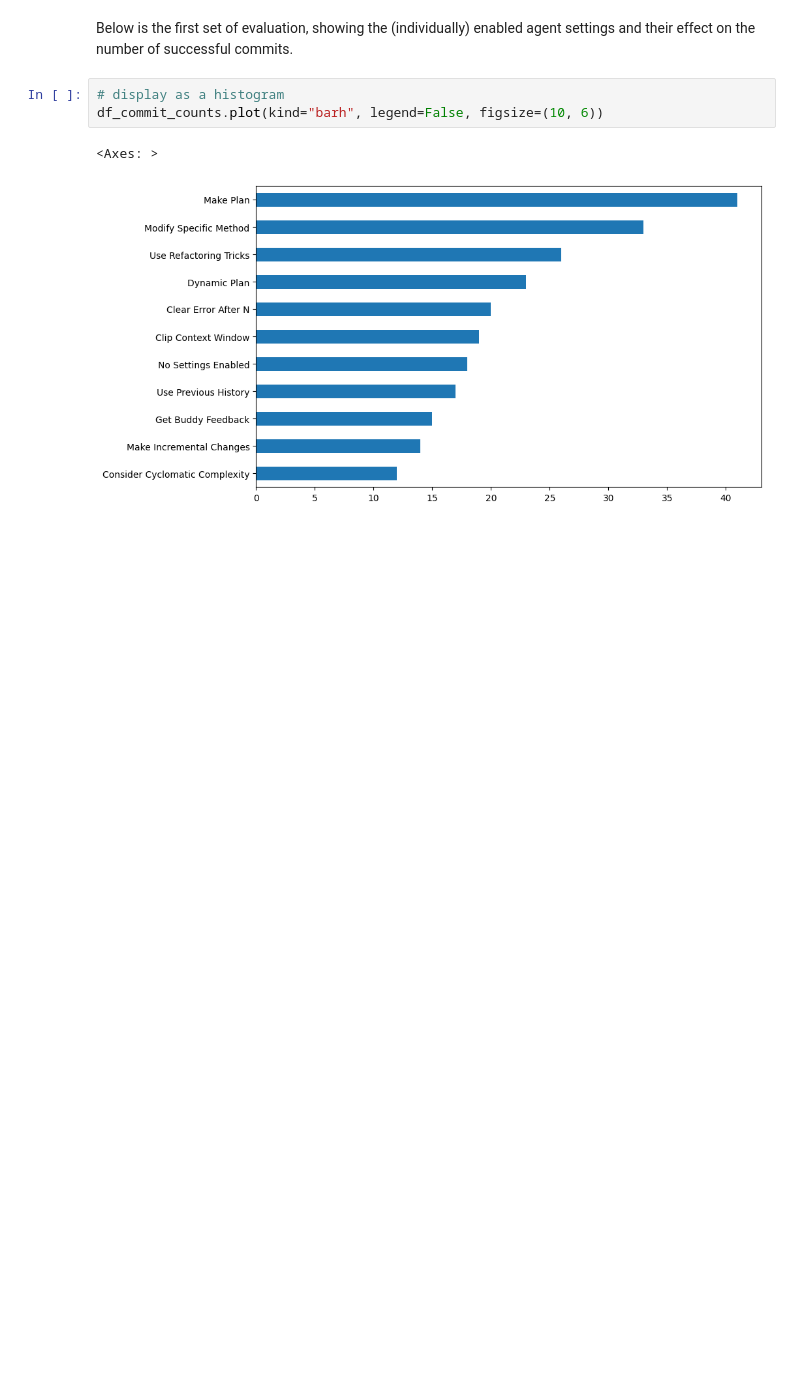
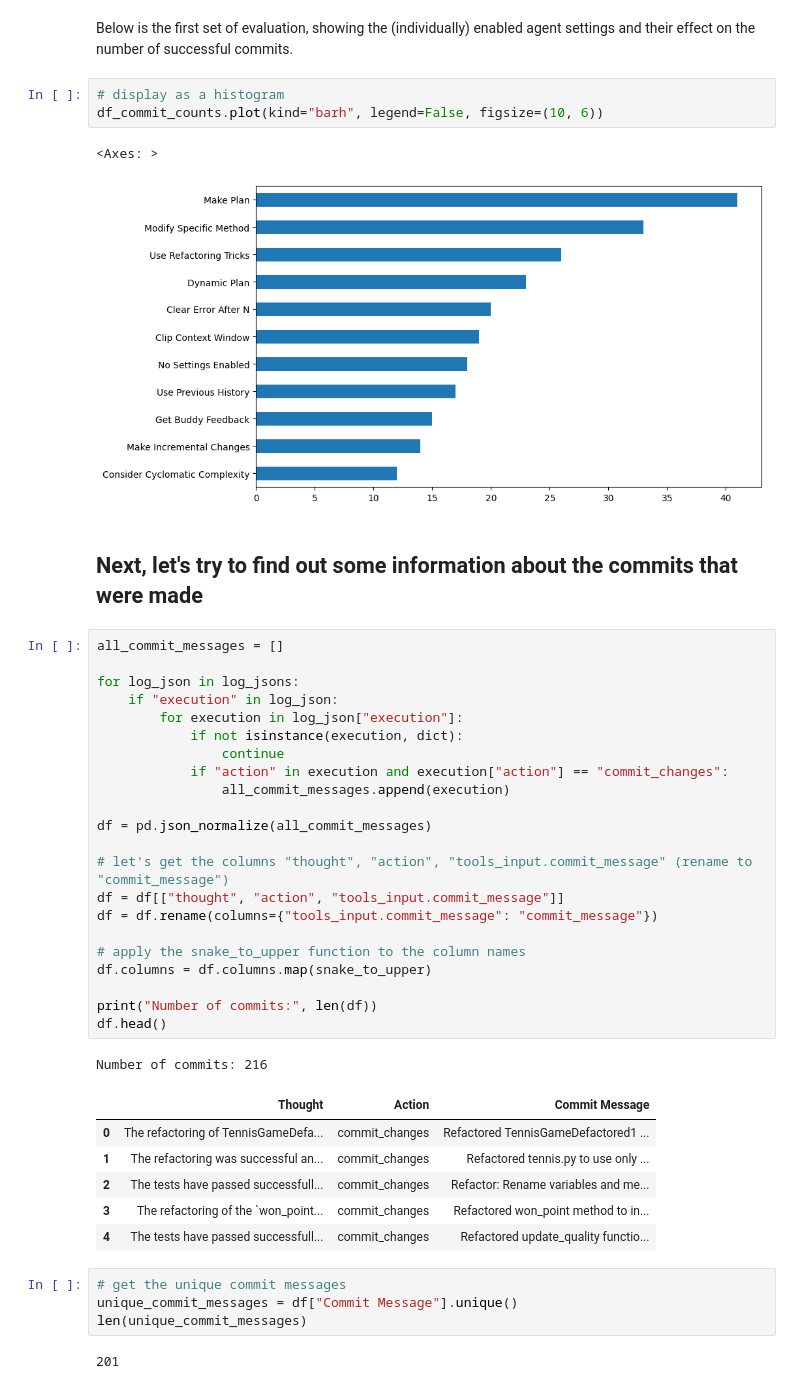
Before and after one commit to niklasweidenfeller/refact-agent, a Jupyter notebook: analysis.ipynb, the cells around one changed output. Saved outputs shown, nothing was run; the diff lists cells and outputs as text; blank space fills up the shorter version.

```diff
--- a/analysis.ipynb
+++ b/analysis.ipynb
@@ -177,3 +182,41 @@ df_commit_counts.plot(kind="barh", legend=False, figsize=(10, 6))
 # %% [output]
 <Axes: >
 [figure]
+# %% [markdown]
+## Next, let's try to find out some information about the commits that were made
+# %%
+all_commit_messages = []
+
+for log_json in log_jsons:
+    if "execution" in log_json:
+        for execution in log_json["execution"]:
+            if not isinstance(execution, dict):
+                continue
+            if "action" in execution and execution["action"] == "commit_changes":
+                all_commit_messages.append(execution)
+
+df = pd.json_normalize(all_commit_messages)
+
+# let's get the columns "thought", "action", "tools_input.commit_message" (rename to "commit_message")
+df = df[["thought", "action", "tools_input.commit_message"]]
+df = df.rename(columns={"tools_input.commit_message": "commit_message"})
+
+# apply the snake_to_upper function to the column names
+df.columns = df.columns.map(snake_to_upper)
+
+print("Number of commits:", len(df))
+df.head()
+# %% [output]
+Number of commits: 216
+|  | Thought | Action | Commit Message |
+| 0 | The refactoring of TennisGameDefa... | commit_changes | Refactored TennisGameDefactored1 ... |
+| 1 | The refactoring was successful an... | commit_changes | Refactored tennis.py to use only ... |
+| 2 | The tests have passed successfull... | commit_changes | Refactor: Rename variables and me... |
+| 3 | The refactoring of the `won_point... | commit_changes | Refactored won_point method to in... |
+| 4 | The tests have passed successfull... | commit_changes | Refactored update_quality functio... |
+# %%
+# get the unique commit messages
+unique_commit_messages = df["Commit Message"].unique()
+len(unique_commit_messages)
+# %% [output]
+201
```
Also changed, not shown: parts of 23 cells of this notebook, 3 other files.
